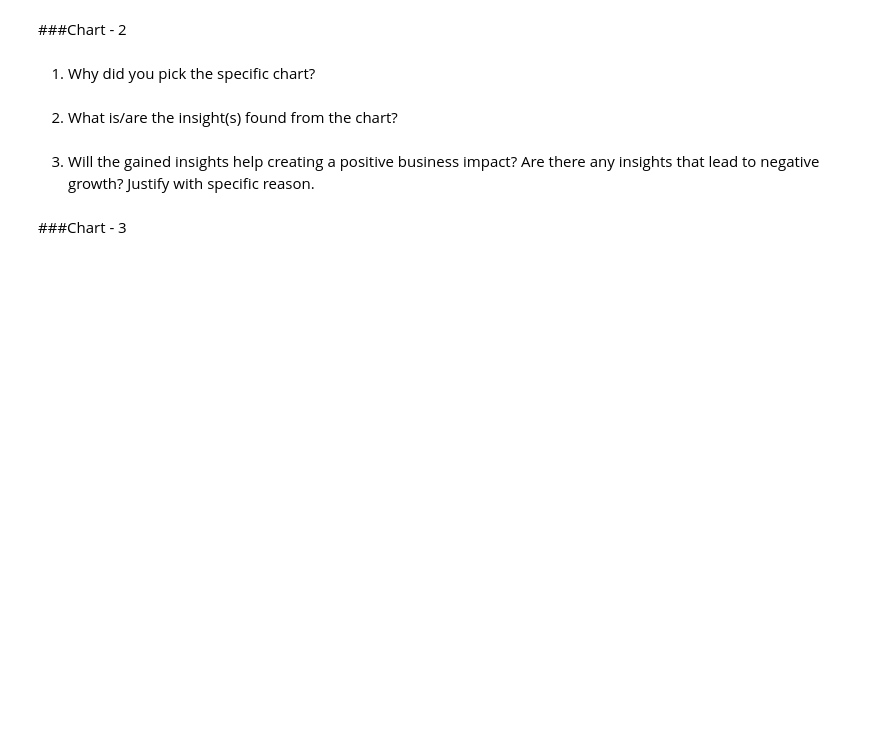
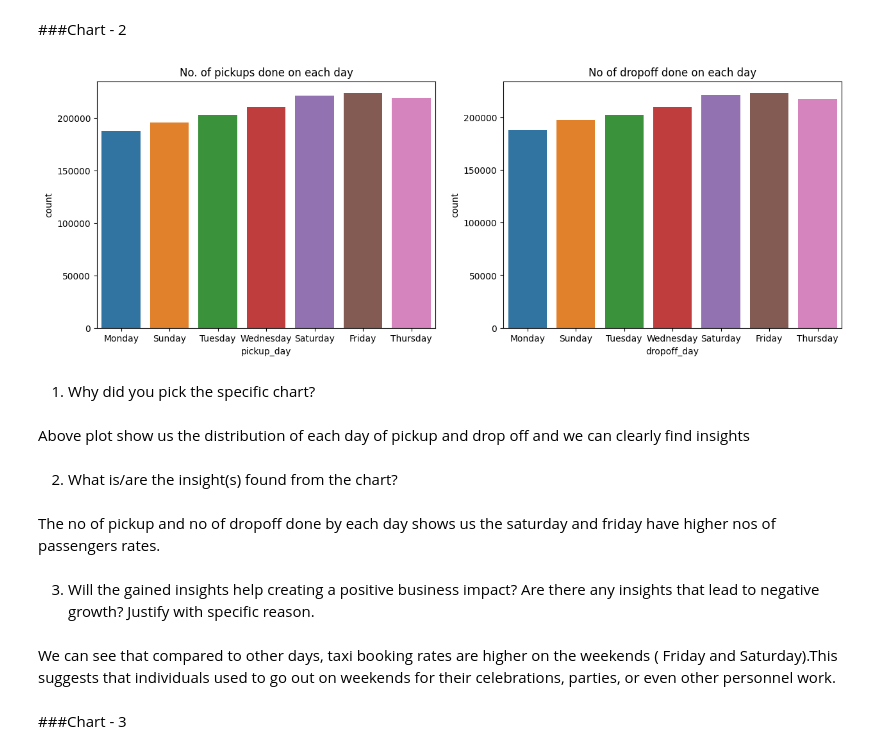
Before and after one commit to Dhanashree2002/Linear-Regression-Self-Project-, a Jupyter notebook: NYC_Taxi_Time_Prediction.ipynb, the cells around one changed output. Saved outputs shown, nothing was run; the diff lists cells and outputs as text; code cells hidden in the pictures; blank space fills up the shorter version.

```diff
--- a/NYC_Taxi_Time_Prediction.ipynb
+++ b/NYC_Taxi_Time_Prediction.ipynb
@@ -342,10 +350,26 @@ Are there any insights that lead to negative growth? Justify with specific reaso
 # %% [markdown]
 ###Chart - 2
+# %%
+#Number of Pickups and Dropoff on each day of the week
+figure,ax=plt.subplots(nrows=1,ncols=2,figsize=(15,5))
+sns.countplot(x="pickup_day",data=taxi_df,ax=ax[0])
+ax[0].set_title('No. of pickups done on each day')
+sns.countplot(x='dropoff_day',data = taxi_df,ax=ax[1])
+ax[1].set_title('No of dropoff done on each day')
+plt.show()
+# %% [output]
+[figure, added]
 # %% [markdown]
 1. Why did you pick the specific chart?
+# %% [markdown]
+  Above plot show us the distribution of each day of pickup and drop off and we can clearly find insights
 # %% [markdown]
 2. What is/are the insight(s) found from the chart?
+# %% [markdown]
+The no of pickup and no of dropoff done by each day shows us the saturday and friday have higher nos of passengers rates.
 # %% [markdown]
 3. Will the gained insights help creating a positive business impact? Are there any insights that lead to negative growth? Justify with specific reason.
+# %% [markdown]
+We can see that compared to other days, taxi booking rates are higher on the weekends ( Friday and Saturday).This suggests that individuals used to go out on weekends for their celebrations, parties, or even other personnel work.
 # %% [markdown]
 ###Chart - 3
```
Also changed, not shown: parts of 31 cells of this notebook.
